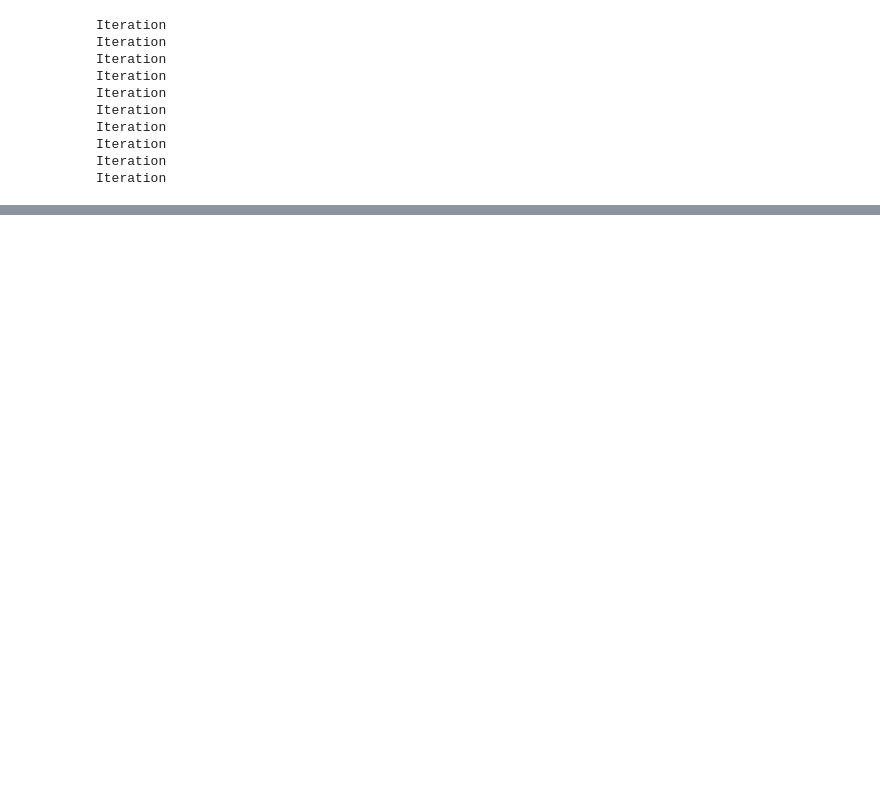
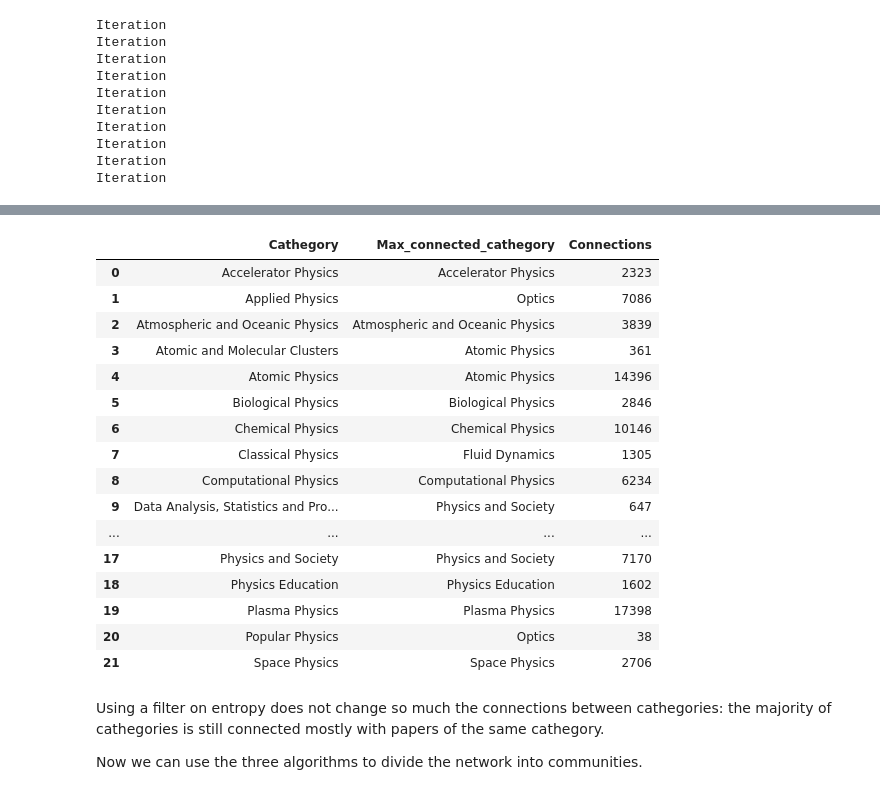
Before and after one commit to riccardo03-maker/Abstract_network, a Jupyter notebook: extra/components_selection.ipynb, the cells around one changed output, grey strips where cells are left out. Saved outputs shown, nothing was run; the diff lists cells and outputs as text; code cells hidden in the pictures; blank space fills up the shorter version.

```diff
--- a/extra/components_selection.ipynb
+++ b/extra/components_selection.ipynb
@@ -205,0 +215,25 @@ dbl (23): Accelerator Physics, Applied Physics, Atmospheric and Oceanic Phys...
+# %%
+#results obtained without filtering using entropy
+pd.read_csv("../tables/table_3.csv")
+# %% [output]
+|  | Cathegory | Max_connected_cathegory | Connections |
+| 0 | Accelerator Physics | Accelerator Physics | 2323 |
+| 1 | Applied Physics | Optics | 7086 |
+| 2 | Atmospheric and Oceanic Physics | Atmospheric and Oceanic Physics | 3839 |
+| 3 | Atomic and Molecular Clusters | Atomic Physics | 361 |
+| 4 | Atomic Physics | Atomic Physics | 14396 |
+| 5 | Biological Physics | Biological Physics | 2846 |
+| 6 | Chemical Physics | Chemical Physics | 10146 |
+| 7 | Classical Physics | Fluid Dynamics | 1305 |
+| 8 | Computational Physics | Computational Physics | 6234 |
+| 9 | Data Analysis, Statistics and Pro... | Physics and Society | 647 |
+| ... | ... | ... | ... |
+| 17 | Physics and Society | Physics and Society | 7170 |
+| 18 | Physics Education | Physics Education | 1602 |
+| 19 | Plasma Physics | Plasma Physics | 17398 |
+| 20 | Popular Physics | Optics | 38 |
+| 21 | Space Physics | Space Physics | 2706 |
+# %% [markdown]
+Using a filter on entropy does not change so much the connections between cathegories: the majority of cathegories is still connected mostly with papers of the same cathegory.
+
+Now we can use the three algorithms to divide the network into communities.
```
Also changed, not shown: parts of 15 cells of this notebook, 9 other files.
